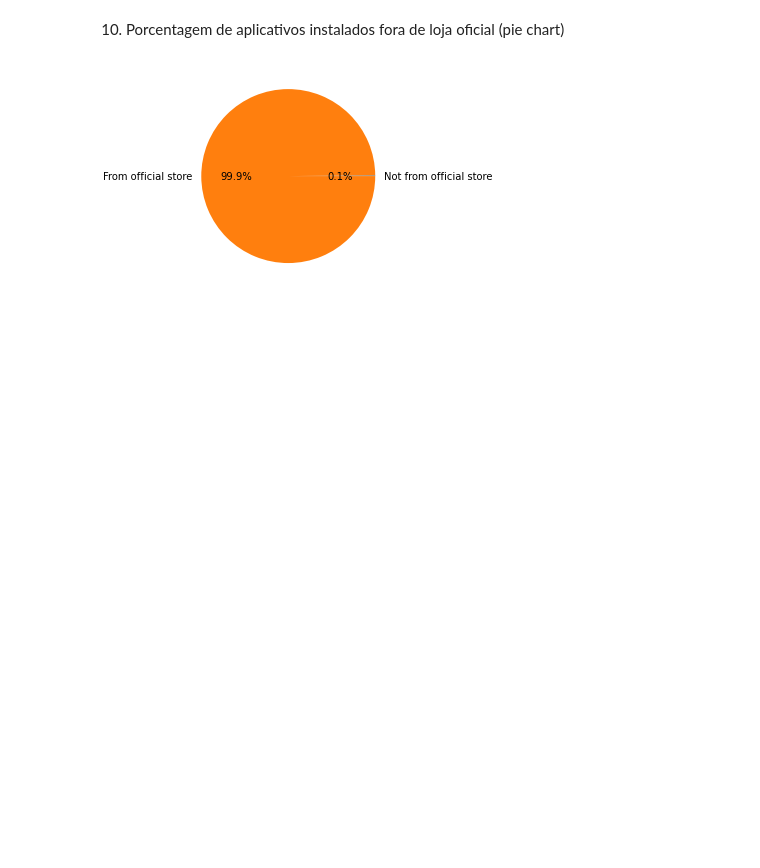
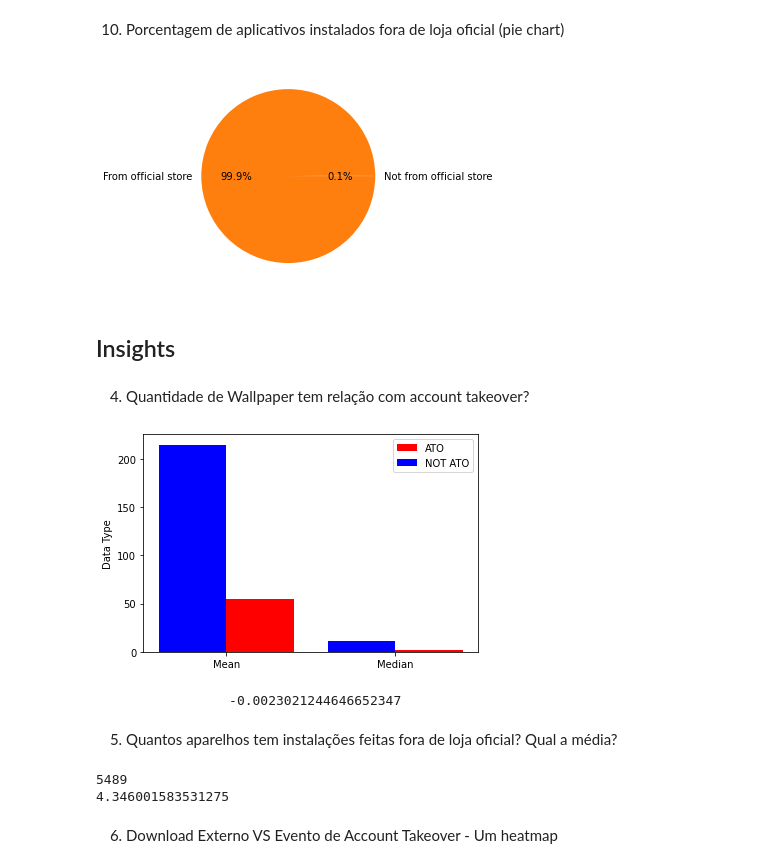
Before and after one commit to mrdedede/Incognia-Project, a Jupyter notebook: graficos.ipynb, the cells around one changed output. Cells and saved outputs as stored; diff of their text form; code cells hidden in the pictures; blank space fills up the shorter version.

Commit message:
Insights for #4

```diff
--- a/graficos.ipynb
+++ b/graficos.ipynb
@@ -214,3 +214,50 @@ def outside_official_store(logins):
 outside_official_store(logins_copy)
 # %% [output]
 [figure]
+# %% [markdown]
+## Insights
+# %% [markdown]
+4. Quantidade de Wallpaper tem relação com account takeover?
+# %%
+def wallpapers_and_ato(logins):
+    not_ato_data = logins[logins['ato'] == 0]['wallpaper_count']
+    ato_data = logins[logins['ato'] == 1]['wallpaper_count']
+
+    not_atos = [not_ato_data.mean(), not_ato_data.median()]
+    atos = [ato_data.mean(), ato_data.median()]
+
+    fig = plt.figure()
+    ax = fig.add_subplot()
+    x_axis = np.arange(2)
+    na_bars = ax.bar(x_axis-0.2, not_atos, 0.4, color='b')
+    a_bars = ax.bar(x_axis+0.2, atos, 0.4, color='r')
+
+    ax.set_ylabel('Data Type')
+    ax.legend((a_bars, na_bars), ('ATO', 'NOT ATO'))
+
+    corr_dataframe = logins['wallpaper_count'].corr(logins['ato'])
+    plt.xticks(x_axis, ['Mean', 'Median'])
+    plt.show()
+    print('\t\t',corr_dataframe)
+
+wallpapers_and_ato(logins_copy)
+# %% [output]
+[figure, added]
+                 -0.0023021244646652347
+# %% [markdown]
+5. Quantos aparelhos tem instalações feitas fora de loja oficial? Qual a média?
+# %%
+def unofficial_installing(logins):
+    unofficial = logins[logins['is_from_official_store'] == 0]
+    print(len(unofficial))
+    groupped_unofficial = unofficial.groupby('device_id')['device_id'].count().mean()
+
+    print(groupped_unofficial)
+
+unofficial_installing(logins_copy)
+#Plottar depois
+# %% [output]
+5489
+4.346001583531275
+# %% [markdown]
+6. Download Externo VS Evento de Account Takeover - Um heatmap
```
Also changed, not shown: parts of 1 cell of this notebook.
